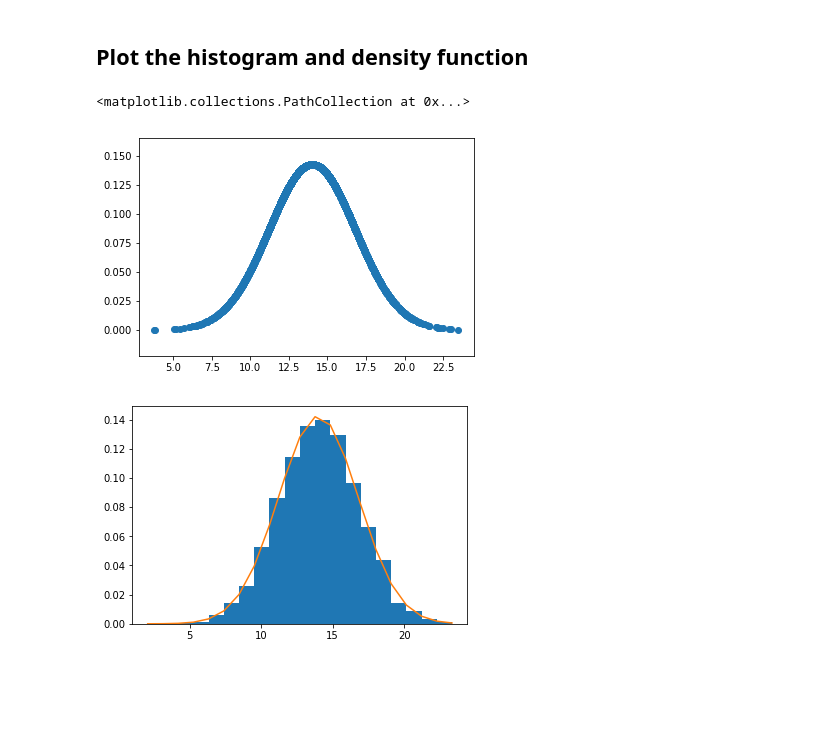
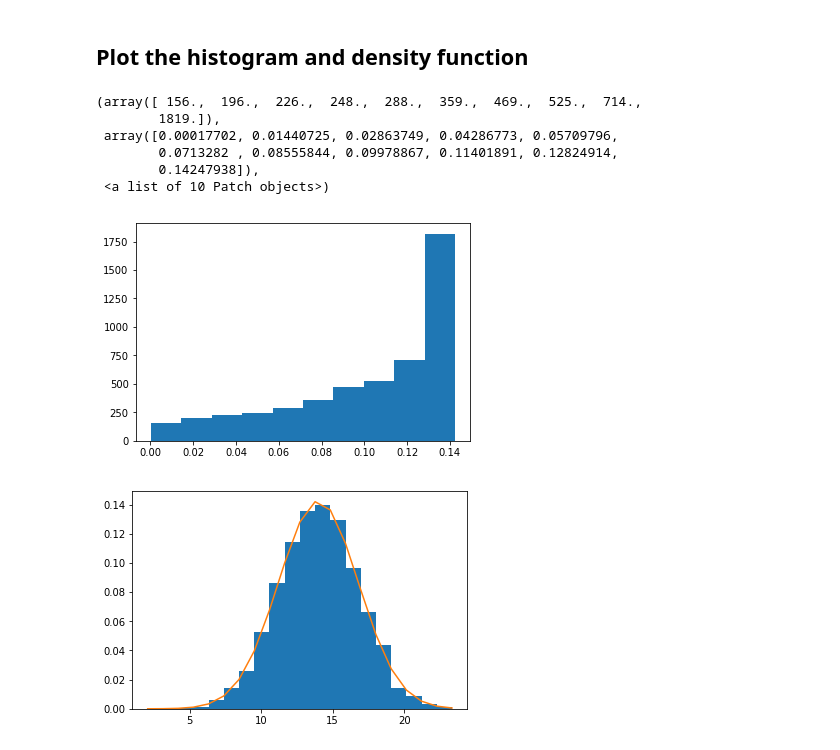
Before and after one commit to ortsed/dsc-normal-distribution-lab-dc-ds-career-042219, a Jupyter notebook: index.ipynb, the cells around one changed output. Saved outputs shown, nothing was run; the diff lists cells and outputs as text; code cells hidden in the pictures; blank space fills up the shorter version.

```diff
--- a/index.ipynb
+++ b/index.ipynb
@@ -60,11 +60,16 @@ density = [dens(x) for x in nrm]
 # %% [markdown]
 ## Plot the histogram and density function
 # %%
-plt.scatter(nrm, density)
+#plt.scatter(nrm, density)
 plt.hist(density)
 # %% [output]
-<matplotlib.collections.PathCollection at 0x...>
+(array([ 156.,  196.,  226.,  248.,  288.,  359.,  469.,  525.,  714.,
+        1819.]),
+ array([0.00017702, 0.01440725, 0.02863749, 0.04286773, 0.05709796,
+        0.0713282 , 0.08555844, 0.09978867, 0.11401891, 0.12824914,
+        0.14247938]),
+ <a list of 10 Patch objects>)
-[figure, old version]
+[figure, new version]
 # %%
 # Plot histogram along with the density function
 # %% [output]
```
